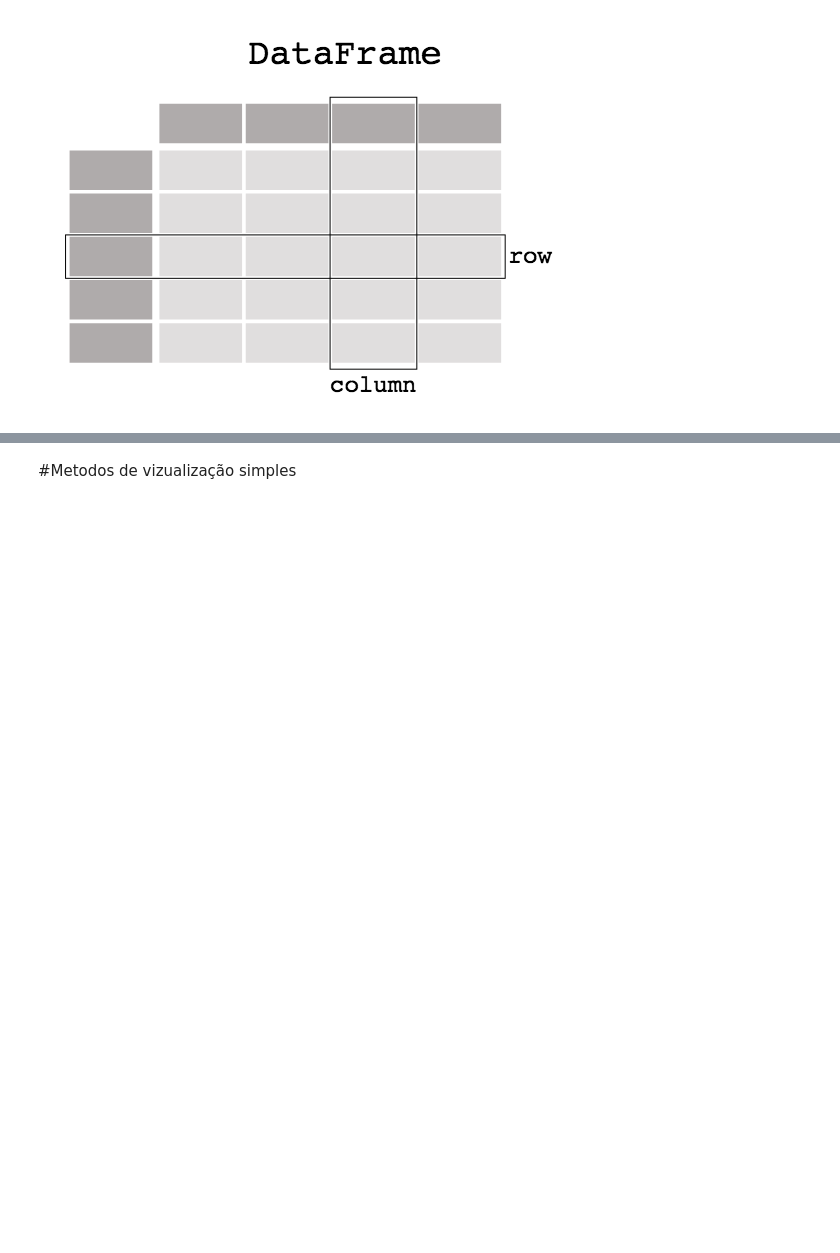
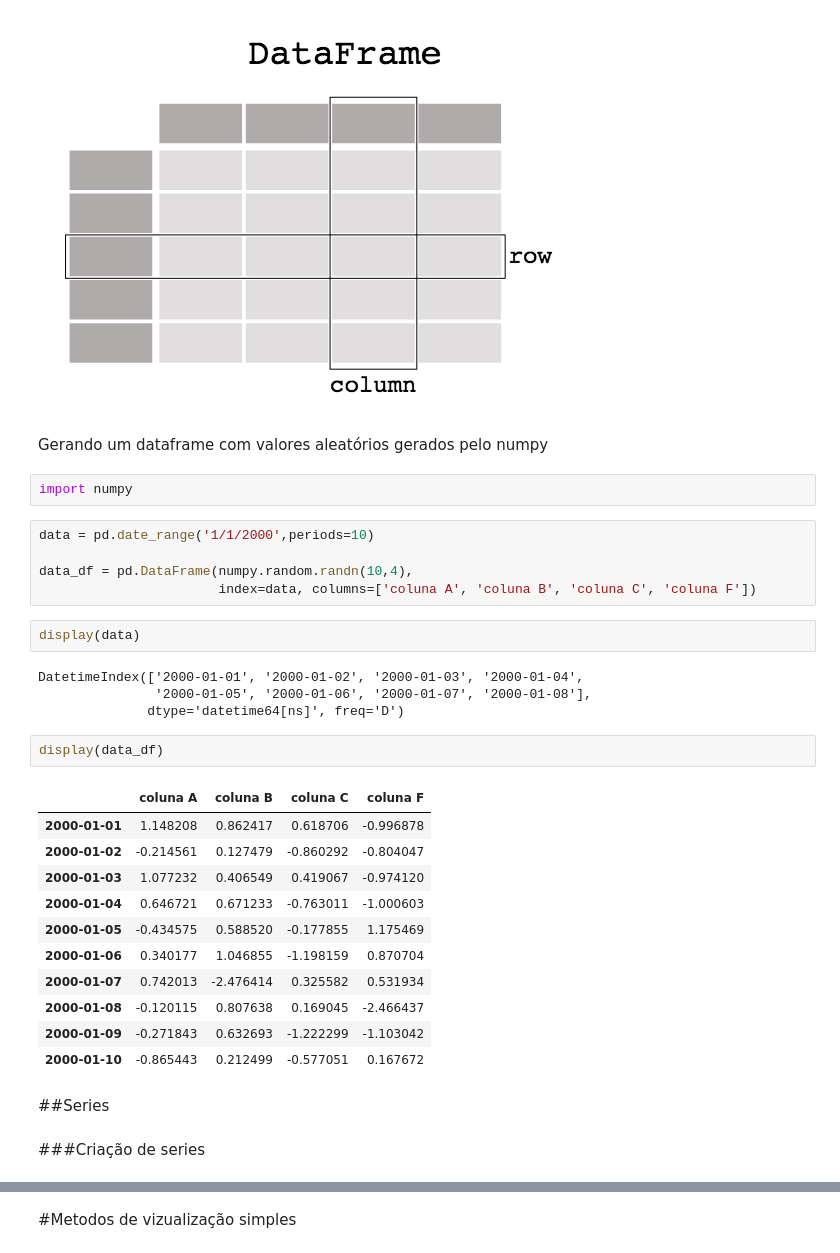
Before and after one commit to LukeCruz/data-vizualization-pandas, a Jupyter notebook: data_vizualization_pandas.ipynb, the cells around one changed output, grey strips where cells are left out. Drawn from its saved outputs; the diff is of its cells as text; blank space fills up the shorter version.

```diff
--- a/data_vizualization_pandas.ipynb
+++ b/data_vizualization_pandas.ipynb
@@ -16,3 +16,36 @@ import pandas as pd
 ##Dataframe
 # %% [markdown]
 ![image.png](embedded-picture-1)
+# %% [markdown]
+Gerando um dataframe com valores aleatórios gerados pelo numpy
+# %%
+import numpy
+# %%
+data = pd.date_range('1/1/2000',periods=10)
+
+data_df = pd.DataFrame(numpy.random.randn(10,4),
+                       index=data, columns=['coluna A', 'coluna B', 'coluna C', 'coluna F'])
+# %%
+display(data)
+# %% [output]
+DatetimeIndex(['2000-01-01', '2000-01-02', '2000-01-03', '2000-01-04',
+               '2000-01-05', '2000-01-06', '2000-01-07', '2000-01-08'],
+              dtype='datetime64[ns]', freq='D')
+# %%
+display(data_df)
+# %% [output]
+|  | coluna A | coluna B | coluna C | coluna F |
+| 2000-01-01 | 1.148208 | 0.862417 | 0.618706 | -0.996878 |
+| 2000-01-02 | -0.214561 | 0.127479 | -0.860292 | -0.804047 |
+| 2000-01-03 | 1.077232 | 0.406549 | 0.419067 | -0.974120 |
+| 2000-01-04 | 0.646721 | 0.671233 | -0.763011 | -1.000603 |
+| 2000-01-05 | -0.434575 | 0.588520 | -0.177855 | 1.175469 |
+| 2000-01-06 | 0.340177 | 1.046855 | -1.198159 | 0.870704 |
+| 2000-01-07 | 0.742013 | -2.476414 | 0.325582 | 0.531934 |
+| 2000-01-08 | -0.120115 | 0.807638 | 0.169045 | -2.466437 |
+| 2000-01-09 | -0.271843 | 0.632693 | -1.222299 | -1.103042 |
+| 2000-01-10 | -0.865443 | 0.212499 | -0.577051 | 0.167672 |
+# %% [markdown]
+##Series
+# %% [markdown]
+###Criação de series
```
Also changed, not shown: parts of 17 cells of this notebook.
